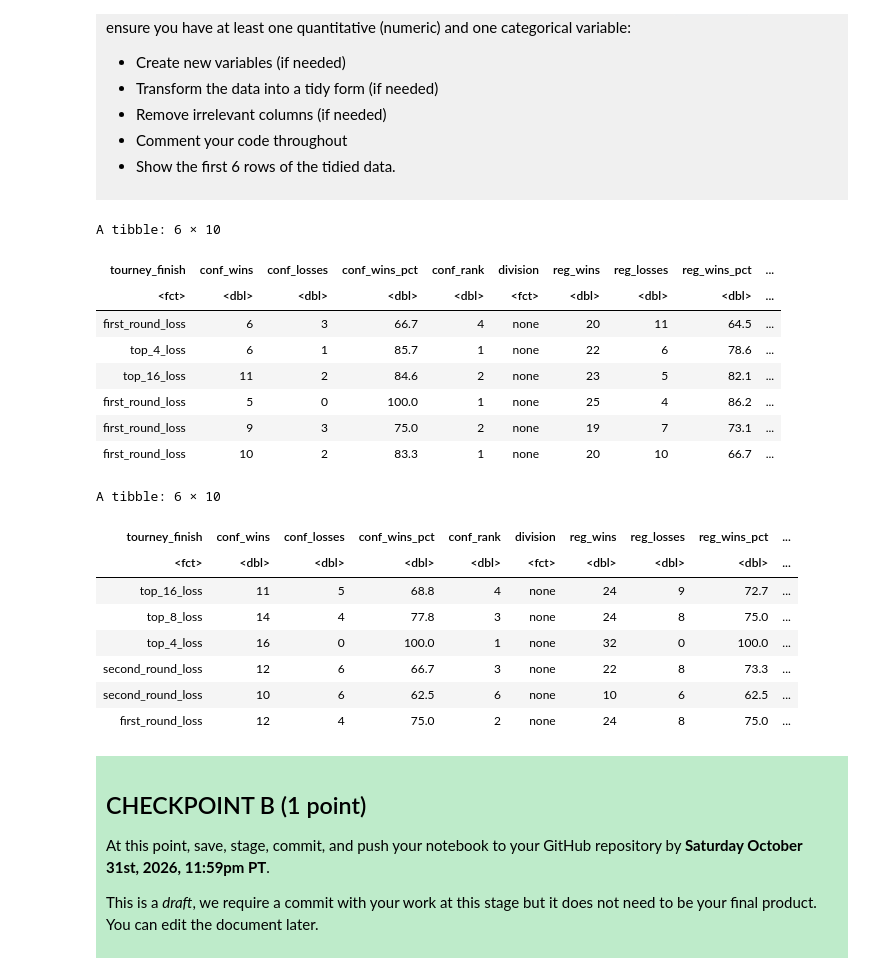
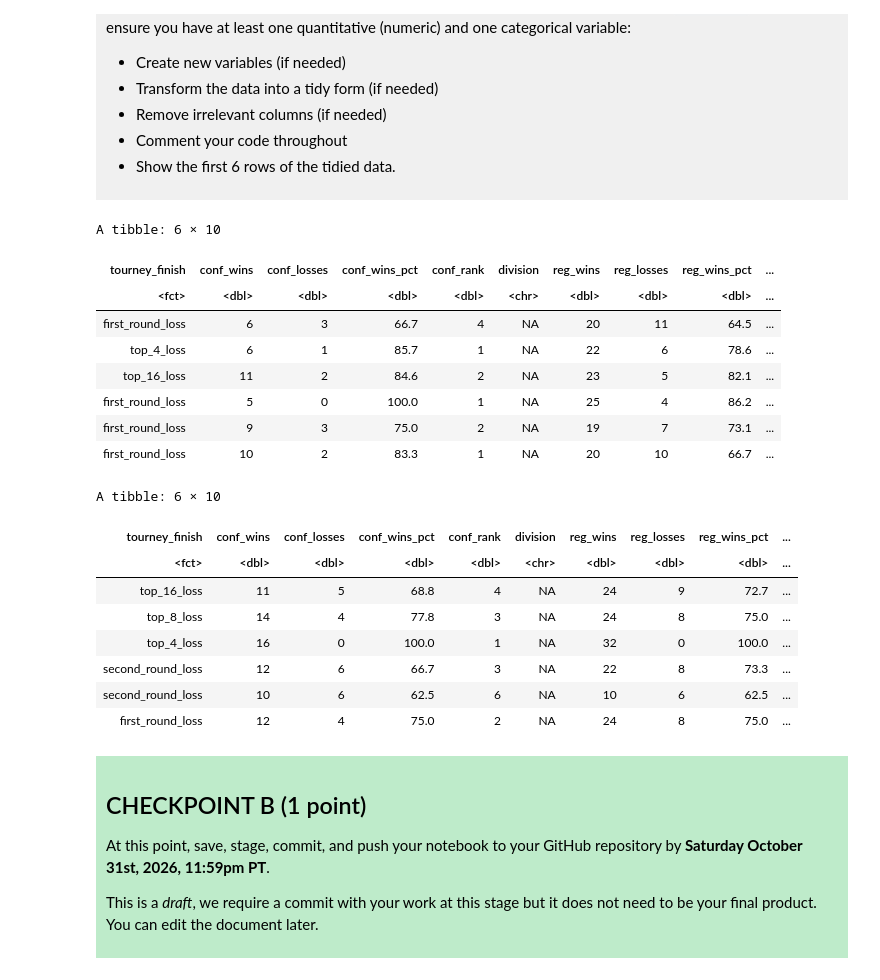
Before and after one commit to Jessicafel/dsci-100-project-Jessica-Felicia, a Jupyter notebook: dsci-100-project-notebook.ipynb, the cells around one changed output. Cells and saved outputs as stored; diff of their text form; code cells hidden in the pictures.

```diff
--- a/dsci-100-project-notebook.ipynb
+++ b/dsci-100-project-notebook.ipynb
@@ -230,37 +231,38 @@ Produce a tidy data set that could be used to answer your research question usin
 # %%
 ### EDIT THIS CODE CELL ###
 
 data_tidy <- data |>
+ # Keep rows where the conference record is NOT missing
     filter(is.na(conf_wins) == FALSE,
          is.na(conf_losses) == FALSE,
          is.na(conf_wins_pct) == FALSE,
          is.na(conf_rank) == FALSE) |>
-  mutate(division = replace_na(division, "none"), division = as_factor(division),
-    tourney_finish = as_factor(tourney_finish)) |>
+  mutate(tourney_finish = as_factor(tourney_finish)) |>
+  # Keep the response and the predictors from the research question
   select(tourney_finish, conf_wins, conf_losses, conf_wins_pct, conf_rank, division, reg_wins, reg_losses, reg_wins_pct, year)
-
+# Show the first 6 rows
 head(data_tidy, 6)
-
+# Show the last 6 rows
 tail(data_tidy, 6)
 # %% [output]
 A tibble: 6 × 10
 | tourney_finish | conf_wins | conf_losses | conf_wins_pct | conf_rank | division | reg_wins | reg_losses | reg_wins_pct | ... |
-| <fct> | <dbl> | <dbl> | <dbl> | <dbl> | <fct> | <dbl> | <dbl> | <dbl> | ... |
-| first_round_loss | 6 | 3 | 66.7 | 4 | none | 20 | 11 | 64.5 | ... |
-| top_4_loss | 6 | 1 | 85.7 | 1 | none | 22 | 6 | 78.6 | ... |
-| top_16_loss | 11 | 2 | 84.6 | 2 | none | 23 | 5 | 82.1 | ... |
-| first_round_loss | 5 | 0 | 100.0 | 1 | none | 25 | 4 | 86.2 | ... |
-| first_round_loss | 9 | 3 | 75.0 | 2 | none | 19 | 7 | 73.1 | ... |
-| first_round_loss | 10 | 2 | 83.3 | 1 | none | 20 | 10 | 66.7 | ... |
+| <fct> | <dbl> | <dbl> | <dbl> | <dbl> | <chr> | <dbl> | <dbl> | <dbl> | ... |
+| first_round_loss | 6 | 3 | 66.7 | 4 | NA | 20 | 11 | 64.5 | ... |
+| top_4_loss | 6 | 1 | 85.7 | 1 | NA | 22 | 6 | 78.6 | ... |
+| top_16_loss | 11 | 2 | 84.6 | 2 | NA | 23 | 5 | 82.1 | ... |
+| first_round_loss | 5 | 0 | 100.0 | 1 | NA | 25 | 4 | 86.2 | ... |
+| first_round_loss | 9 | 3 | 75.0 | 2 | NA | 19 | 7 | 73.1 | ... |
+| first_round_loss | 10 | 2 | 83.3 | 1 | NA | 20 | 10 | 66.7 | ... |
 A tibble: 6 × 10
 | tourney_finish | conf_wins | conf_losses | conf_wins_pct | conf_rank | division | reg_wins | reg_losses | reg_wins_pct | ... |
-| <fct> | <dbl> | <dbl> | <dbl> | <dbl> | <fct> | <dbl> | <dbl> | <dbl> | ... |
-| top_16_loss | 11 | 5 | 68.8 | 4 | none | 24 | 9 | 72.7 | ... |
-| top_8_loss | 14 | 4 | 77.8 | 3 | none | 24 | 8 | 75.0 | ... |
-| top_4_loss | 16 | 0 | 100.0 | 1 | none | 32 | 0 | 100.0 | ... |
-| second_round_loss | 12 | 6 | 66.7 | 3 | none | 22 | 8 | 73.3 | ... |
-| second_round_loss | 10 | 6 | 62.5 | 6 | none | 10 | 6 | 62.5 | ... |
-| first_round_loss | 12 | 4 | 75.0 | 2 | none | 24 | 8 | 75.0 | ... |
+| <fct> | <dbl> | <dbl> | <dbl> | <dbl> | <chr> | <dbl> | <dbl> | <dbl> | ... |
+| top_16_loss | 11 | 5 | 68.8 | 4 | NA | 24 | 9 | 72.7 | ... |
+| top_8_loss | 14 | 4 | 77.8 | 3 | NA | 24 | 8 | 75.0 | ... |
+| top_4_loss | 16 | 0 | 100.0 | 1 | NA | 32 | 0 | 100.0 | ... |
+| second_round_loss | 12 | 6 | 66.7 | 3 | NA | 22 | 8 | 73.3 | ... |
+| second_round_loss | 10 | 6 | 62.5 | 6 | NA | 10 | 6 | 62.5 | ... |
+| first_round_loss | 12 | 4 | 75.0 | 2 | NA | 24 | 8 | 75.0 | ... |
 # %% [markdown]
 <div style="background-color: #beebca; padding: 10px;">
 
```
Also changed, not shown: parts of 1 cell of this notebook.
